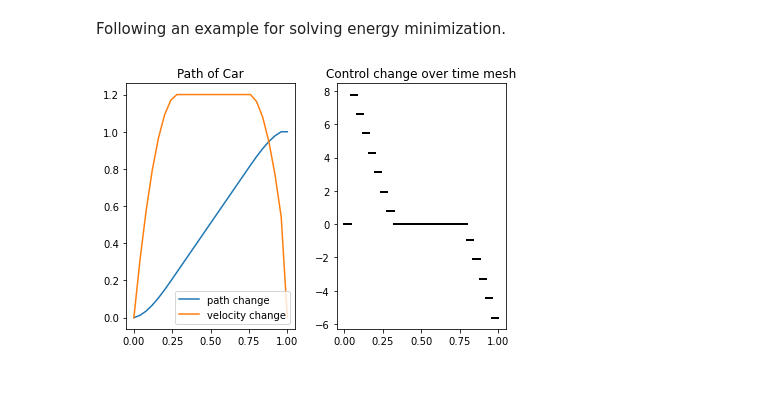
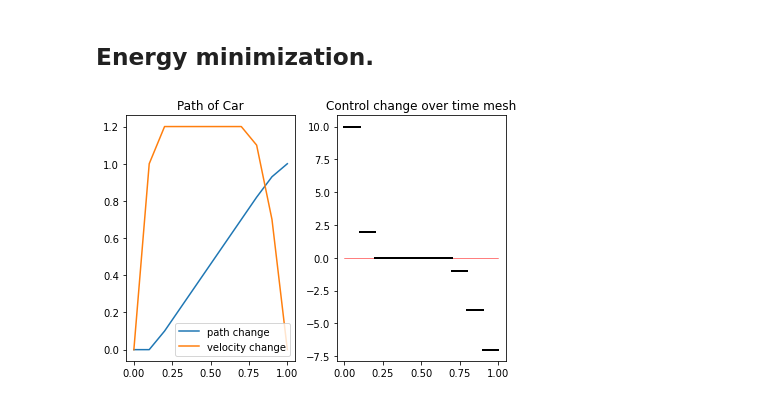
Before and after one commit to jeanc413/differential_equations_models, a Jupyter notebook: pyomo_projects/Rocketcar.ipynb, the cells around one changed output. Saved outputs shown, nothing was run; the diff lists cells and outputs as text; code cells hidden in the pictures.

```diff
--- a/pyomo_projects/Rocketcar.ipynb
+++ b/pyomo_projects/Rocketcar.ipynb
@@ -44,25 +45,28 @@ import numpy as np
 import pyomo.environ as env
 import pyomo.dae as dae
 import plotly.express as px
+
+# Define global variables
+intervals = 10
+distance = 1
+radius = 0.05
+ball_size = np.repeat(radius, intervals+1)
-# %% [markdown]
-Following an example for solving energy minimization.
+# %% [markdown]
+## Energy minimization.
 # %%
 # Initialize general tuning variables
 t_f = 1
 control = 15
-distance = 1
 velocity_max = 1.2 # when no max velocity bound is required, set this to np.inf
 
 # Initialize model object
 rocket_energy = env.ConcreteModel()
 
 # Initialize time variable
-# rocket_energy.tf = env.Var(domain=env.NonNegativeReals)
 rocket_energy.t = dae.ContinuousSet(bounds=(0, t_f))
 
 # Define control
 rocket_energy.u = env.Var(rocket_energy.t, bounds=(-control, control))
-
 
 # Define dependent variables
 rocket_energy.x = env.Var(rocket_energy.t)
@@ -88,36 +92,53 @@ rocket_energy.Integral = dae.Integral(rocket_energy.t, wrt=rocket_energy.t, rule
 rocket_energy.objective = env.Objective(expr=rocket_energy.Integral)
 
 # %% Solve system
-env.TransformationFactory('dae.finite_difference').apply_to(rocket_energy, wrt=rocket_energy.t, nfe=25)
+env.TransformationFactory('dae.finite_difference').apply_to(rocket_energy,
+                                                            wrt=rocket_energy.t,
+                                                            nfe=intervals,
+                                                            scheme='FORWARD')
 env.SolverFactory('ipopt').solve(rocket_energy)
 
 # %% Plotting results
 time = np.array([t for t in rocket_energy.t])
 x = np.array([rocket_energy.x[t]() for t in rocket_energy.t])
 v = np.array([rocket_energy.v[t]() for t in rocket_energy.t])
 u = np.array([rocket_energy.u[t]() for t in rocket_energy.t])
 text_display = np.array([str(round(rocket_energy.u[t](), 2))+"m/s "+
                          str(round(rocket_energy.u[t](), 2))+"m/s^2"
                          for t in rocket_energy.t])
 solution_rocket_energy = pd.DataFrame(data={'time': time,
                                             'position': x,
                                             'y': np.zeros(x.__len__()),
                                             'velocity': v,
                                             'control': u,
                                             'text': text_display})
 
 fig, axes = plt.subplots(nrows=1, ncols=2)
 fig.tight_layout()
 axes[0].plot(time, x, label="path change")
 axes[0].plot(time, v, label="velocity change")
 axes[0].set_title("Path of Car")
 axes[0].legend()
 
+axes[1].plot((time[0], time[-1]), (0, 0), '-', lw=0.5, color='r', label='Inflection line')
 for i in range(np.size(u)-1):
     u_temp = ([u[i], u[i]])
     x_temp = ([time[i], time[i+1]])
     axes[1].plot(x_temp, u_temp, '-', lw=2, color='k')
 axes[1].set_title("Control change over time mesh")
 plt.show()
+
+current_title = "Rocket car solution for energy minimization. v_max=" + str(velocity_max)
+animation = px.scatter(solution_rocket_energy,
+                       x='position',
+                       y='y',
+                       animation_frame='time',
+                       text='text',
+                       size=ball_size,
+                       title=current_title)
+animation.update_traces(textposition='top center')
+animation.add_traces(px.line(solution_rocket_energy, x='position', y='y')
+                     .update_traces(marker_color="red").data[0])
+animation.show()
 # %% [output]
-[figure, old version]
+[figure, new version]
```
Also changed, not shown: parts of 12 cells of this notebook.
